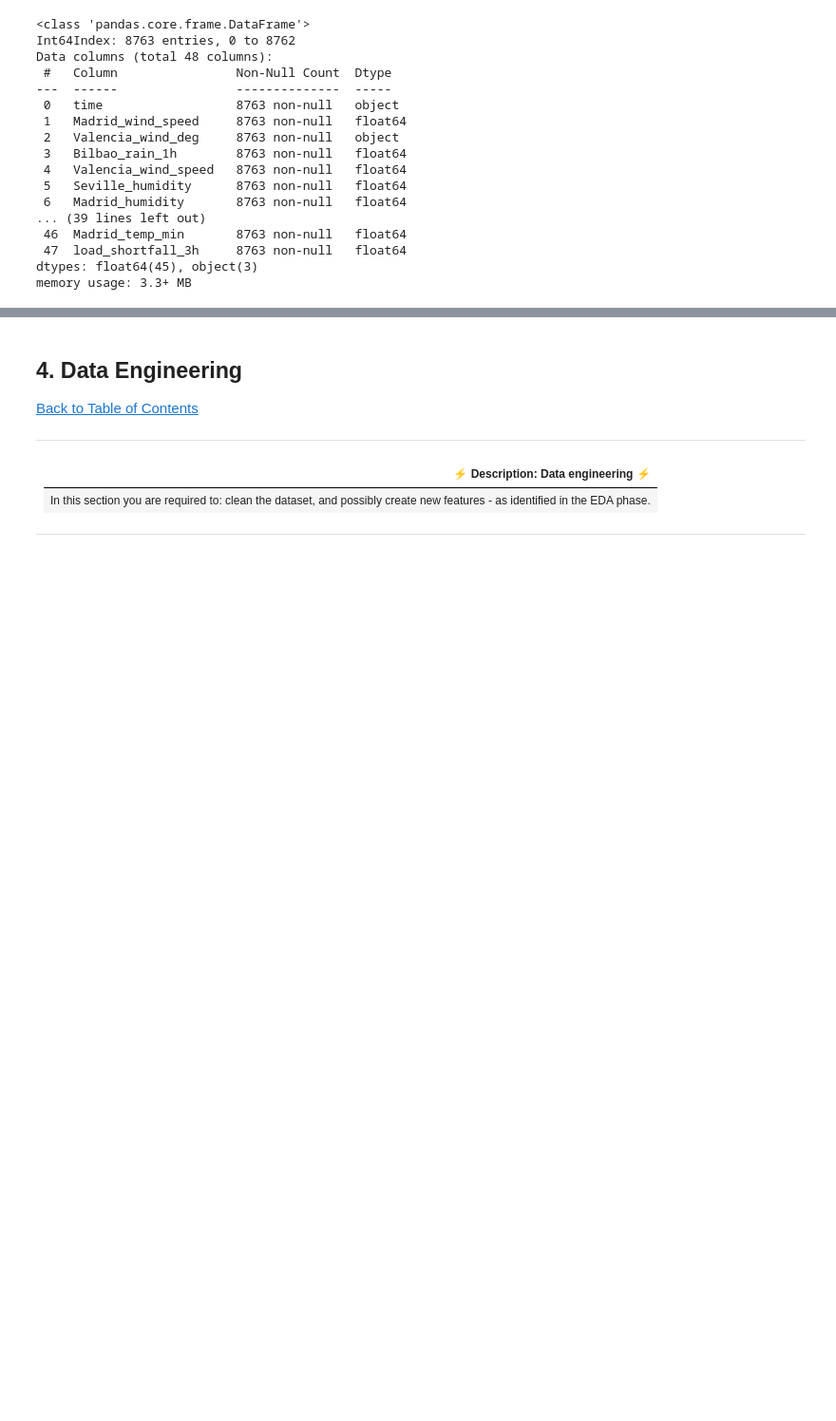
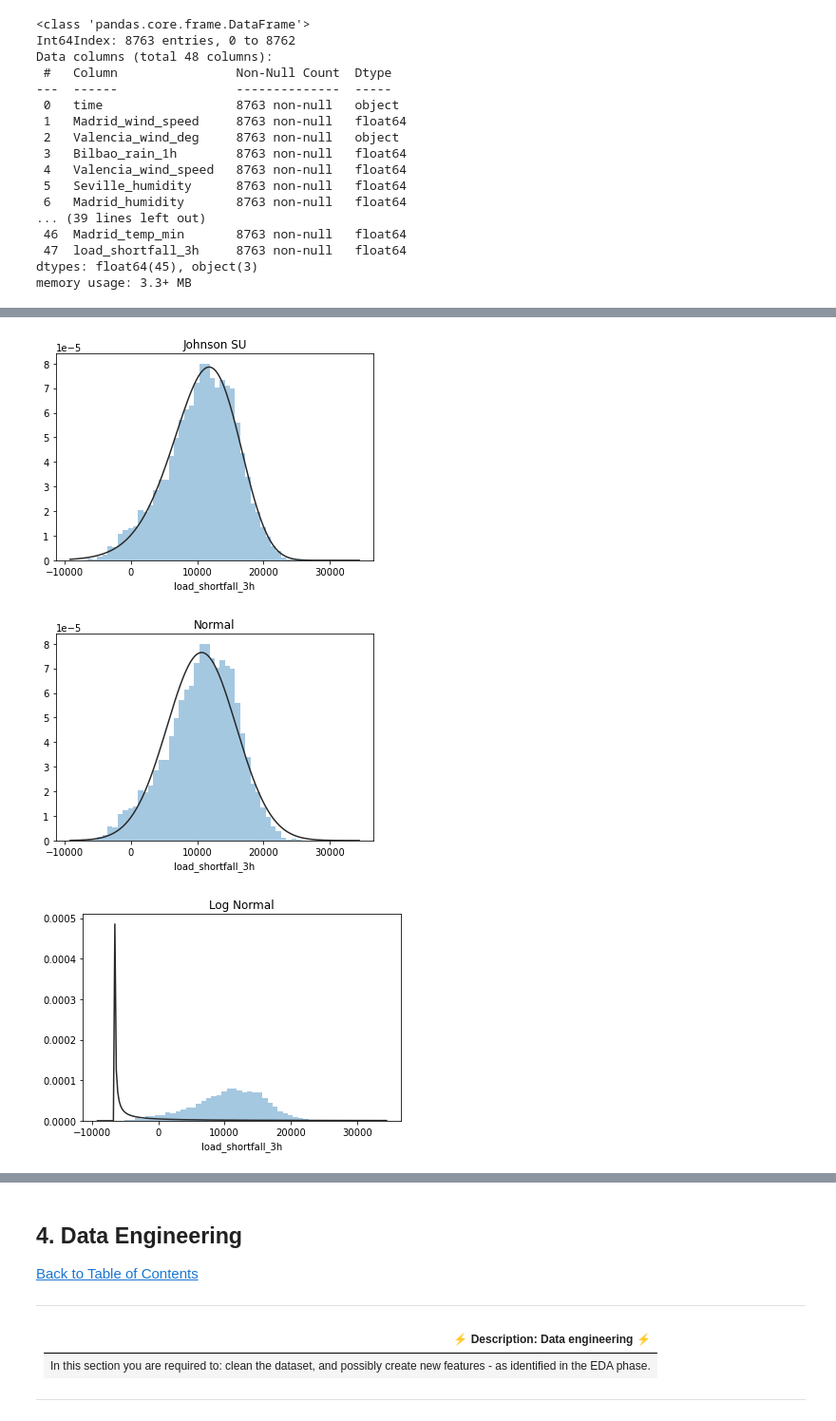
Before and after one commit to henre7860/Advanced-Regression-Predict, a Jupyter notebook: starter-notebook.ipynb, the cells around one changed output, grey strips where cells are left out. Shown at 95% size. Saved outputs shown, nothing was run; the diff lists cells and outputs as text; code cells hidden in the pictures; blank space fills up the shorter version.

```diff
--- a/starter-notebook.ipynb
+++ b/starter-notebook.ipynb
@@ -133,2 +236,18 @@ memory usage: 3.3+ MB
 # %%
 # have a look at feature distributions
+# %%
+y = train_df['load_shortfall_3h']
+
+plt.title('Johnson SU')
+sns.distplot(y, kde=False, fit=st.johnsonsu)
+plt.show()
+plt.title('Normal')
+sns.distplot(y, kde=False, fit=st.norm)
+plt.show()
+plt.title('Log Normal')
+sns.distplot(y, kde=False, fit=st.lognorm)
+plt.show()
+# %% [output]
+[figure, added]
+[figure, added]
+[figure, added]
```
Also changed, not shown: parts of 31 cells of this notebook.
